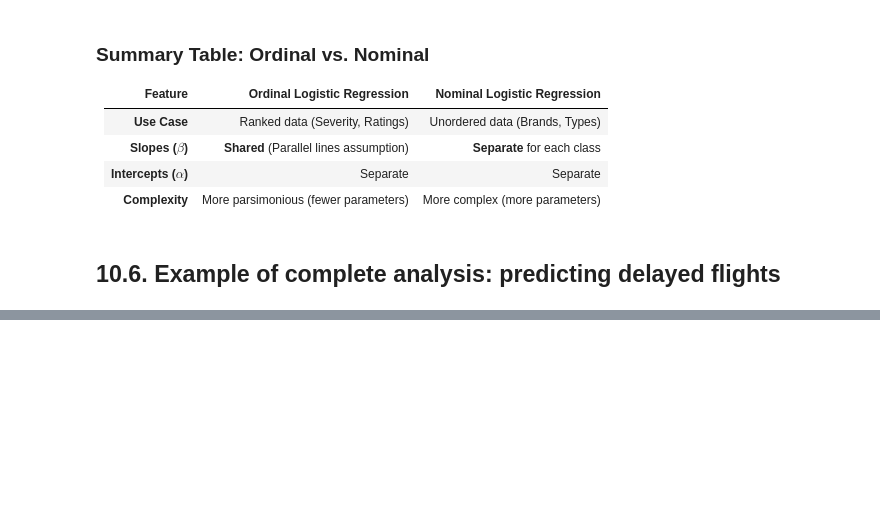
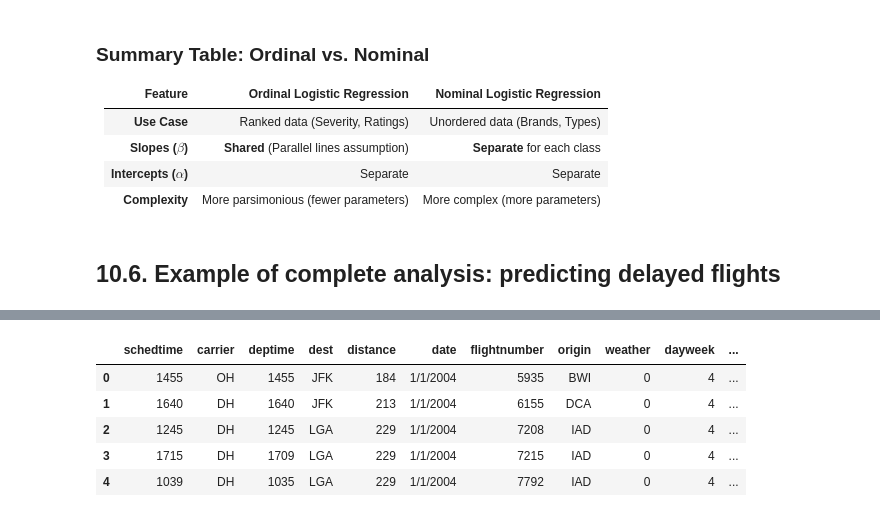
Before and after one commit to ThanhVanLe0605/Data-Mining-For-Business-Analytics-In-Python, a Jupyter notebook: Chapter_10_Logistic_Regression.ipynb, the cells around one changed output, grey strips where cells are left out. Cells and saved outputs as stored; diff of their text form; code cells hidden in the pictures; blank space fills up the shorter version.

```diff
--- a/Chapter_10_Logistic_Regression.ipynb
+++ b/Chapter_10_Logistic_Regression.ipynb
@@ -342,0 +378,10 @@ $$
+# %%
+flight_delays_df = pd.read_csv('/content/FlightDelays.csv')
+display(flight_delays_df.head())
+# %% [output]
+|  | schedtime | carrier | deptime | dest | distance | date | flightnumber | origin | weather | dayweek | ... |
+| 0 | 1455 | OH | 1455 | JFK | 184 | 1/1/2004 | 5935 | BWI | 0 | 4 | ... |
+| 1 | 1640 | DH | 1640 | JFK | 213 | 1/1/2004 | 6155 | DCA | 0 | 4 | ... |
+| 2 | 1245 | DH | 1245 | LGA | 229 | 1/1/2004 | 7208 | IAD | 0 | 4 | ... |
+| 3 | 1715 | DH | 1709 | LGA | 229 | 1/1/2004 | 7215 | IAD | 0 | 4 | ... |
+| 4 | 1039 | DH | 1035 | LGA | 229 | 1/1/2004 | 7792 | IAD | 0 | 4 | ... |
```
Also changed, not shown: parts of 13 cells of this notebook.
